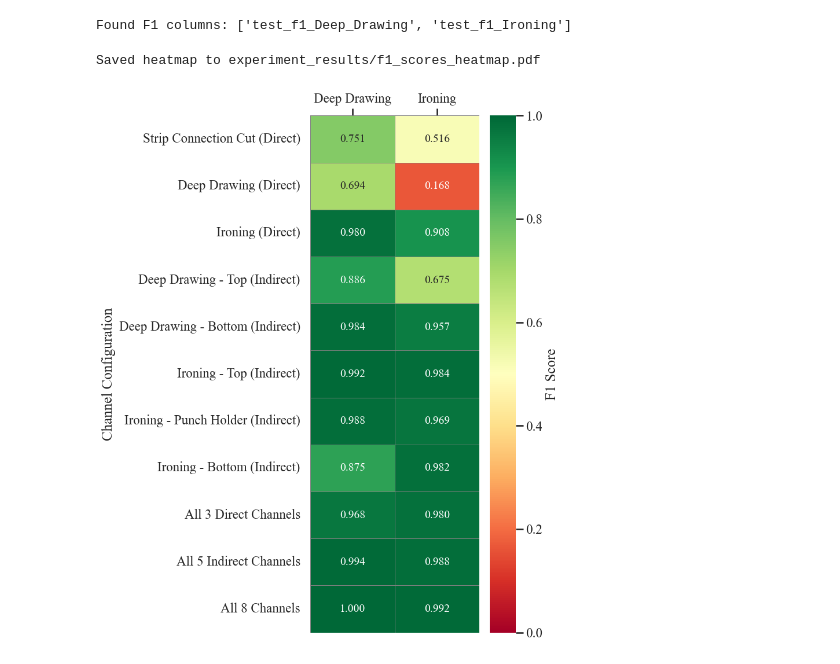
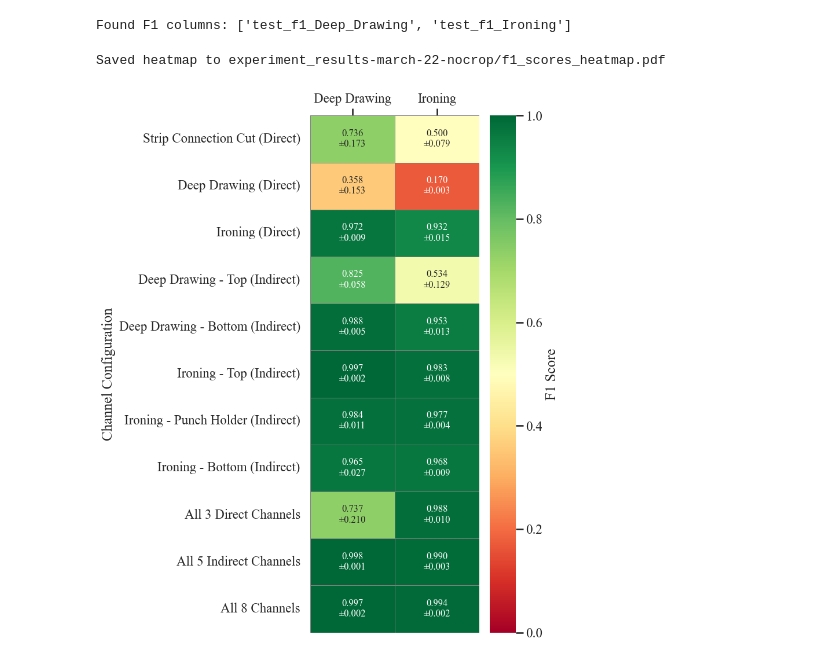
Before and after one commit to felixdivo/sheet-metal-forming-measurement-comparison, a Jupyter notebook: visualize_results.ipynb, the cells around one changed output. Cells and saved outputs as stored; diff of their text form; code cells hidden in the pictures.

```diff
--- a/visualize_results.ipynb
+++ b/visualize_results.ipynb
@@ -124,21 +131,28 @@ def parse_test_results(file_path):
     return result
 # %%
 # Load all test results from experiment_results directory
-results_dir = Path('experiment_results')
+results_dir = Path('experiment_results-march-22-nocrop')
+# results_dir = Path('experiment_results-march-19-crop-315')
 all_results = []
 
 if not results_dir.exists():
     raise FileNotFoundError(f"Directory {results_dir} does not exist. Run experiments first!")
 
-# Find all test_results.txt files
-test_result_files = list(results_dir.glob('*/test_results.txt'))
+# Find all test_results.txt files (supports nested seed directories)
+test_result_files = list(results_dir.glob('**/test_results.txt'))
 
 print(f"Found {len(test_result_files)} experiment result files")
 
 for result_file in sorted(test_result_files):
     try:
         result = parse_test_results(result_file)
-        result['experiment_name'] = result_file.parent.name
+        # Handle nested seed directories: e.g., target_ironing-ALL/seed_1/test_results.txt
+        rel_path = result_file.parent.relative_to(results_dir)
+        parts = rel_path.parts
+        if len(parts) >= 2 and parts[-1].startswith('seed_'):
+            result['experiment_name'] = parts[0]  # Base experiment name without seed
+        else:
+            result['experiment_name'] = parts[0]  # Flat structure fallback
         all_results.append(result)
     except Exception as e:
         print(f"Error parsing {result_file}: {e}")
@@ -269,14 +295,12 @@ Found F1 columns: ['test_f1_Deep_Drawing', 'test_f1_Ironing']
 # %%
 # Create a combined heatmap showing all targets
 # Rows: Channel configurations, Columns: Classification targets, Values: F1 scores
-
-# Use the readable channel labels that were created during parsing
-# Note: channels_label was already created in parse_test_results using get_channels_label()
+# When multi-seed: shows mean ± std annotations
 
 # Melt the dataframe to long format for all F1 scores
 f1_cols = [col for col in df.columns if col.startswith('test_f1_')]
 df_long = df.melt(
-    id_vars=['experiment_name', 'channels_label', 'channels_str', 'channels', 'n_channels', 'classification_target'],
+    id_vars=['experiment_name', 'channels_label', 'channels_str', 'channels', 'n_channels', 'classification_target', 'seed'],
     value_vars=f1_cols,
     var_name='metric',
     value_name='f1_score'
@@ -294,7 +318,7 @@ df_long['prediction_label'] = df_long.apply(
     axis=1
 )
 
-# Create pivot table for the main heatmap
+# Create pivot table for the main heatmap (always use mean for color)
 pivot_main = df_long.pivot_table(
     values='f1_score',
     index='channels_label',
@@ -313,41 +337,66 @@ sort_keys = [(get_canonical_sort_key(idx, label_to_channels.get(idx)), idx) for
 sorted_indices = [x[1] for x in sorted(sort_keys)]
 pivot_main = pivot_main.loc[sorted_indices]
 
+# Build annotations: mean ± std for multi-seed, plain values for single-seed
+if has_multiple_seeds:
+    pivot_std = df_long.pivot_table(
+        values='f1_score',
+        index='channels_label',
+        columns='prediction_label',
+        aggfunc='std'
+    ).loc[sorted_indices]
+
+    annot_strings = pivot_main.copy().astype(str)
+    for col in pivot_main.columns:
+        for idx in pivot_main.index:
+            mean_val = pivot_main.loc[idx, col]
+            std_val = pivot_std.loc[idx, col]
+            if pd.notna(mean_val):
+                annot_strings.loc[idx, col] = f"{mean_val:.3f}\n\u00B1{std_val:.3f}"
+            else:
+                annot_strings.loc[idx, col] = ""
+
+    annot = annot_strings.values
+    fmt = ''
+else:
+    annot = True
+    fmt = '.3f'
+
 # Plot the combined heatmap
 fig, ax = plt.subplots(figsize=(max(8, len(pivot_main.columns) * 1.5), max(10, len(pivot_main) * 0.5)))
 
 sns.heatmap(
     pivot_main,
-    annot=True,
-    fmt='.3f',
+    annot=annot,
+    fmt=fmt,
     cmap='RdYlGn',
     vmin=0,
     vmax=1,
     cbar_kws={'label': 'F1 Score'},
     ax=ax,
     linewidths=0.5,
     linecolor='gray',
-    annot_kws={'fontsize': 14}
+    annot_kws={'fontsize': 12 if has_multiple_seeds else 14}
 )
 
 # Move x-axis labels to top and make horizontal
 ax.xaxis.set_label_position('top')
 ax.xaxis.tick_top()
 ax.set_xticklabels(ax.get_xticklabels(), rotation=0, ha='center')
 
 # Remove x-axis label (no "Prediction Target")
 ax.set_xlabel('')
 ax.set_ylabel('Channel Configuration')
 ax.set_yticklabels(ax.get_yticklabels(), rotation=0)
 
 plt.tight_layout()
 plt.savefig(results_dir / 'f1_scores_heatmap.pdf', bbox_inches='tight', pad_inches=0, dpi=300)
 plt.savefig(results_dir / 'f1_scores_heatmap.png', bbox_inches='tight', pad_inches=0, dpi=300)
 print(f"Saved heatmap to {results_dir / 'f1_scores_heatmap.pdf'}")
 plt.show()
 # %% [output]
-Saved heatmap to experiment_results/f1_scores_heatmap.pdf
+Saved heatmap to experiment_results-march-22-nocrop/f1_scores_heatmap.pdf
-[figure, old version]
+[figure, new version]
 # %%
 # Create separate heatmaps for each classification target
 # Labels positioned at top (horizontal) without "Prediction Target" text
```
Also changed, not shown: parts of 6 cells of this notebook, 4 other files.
